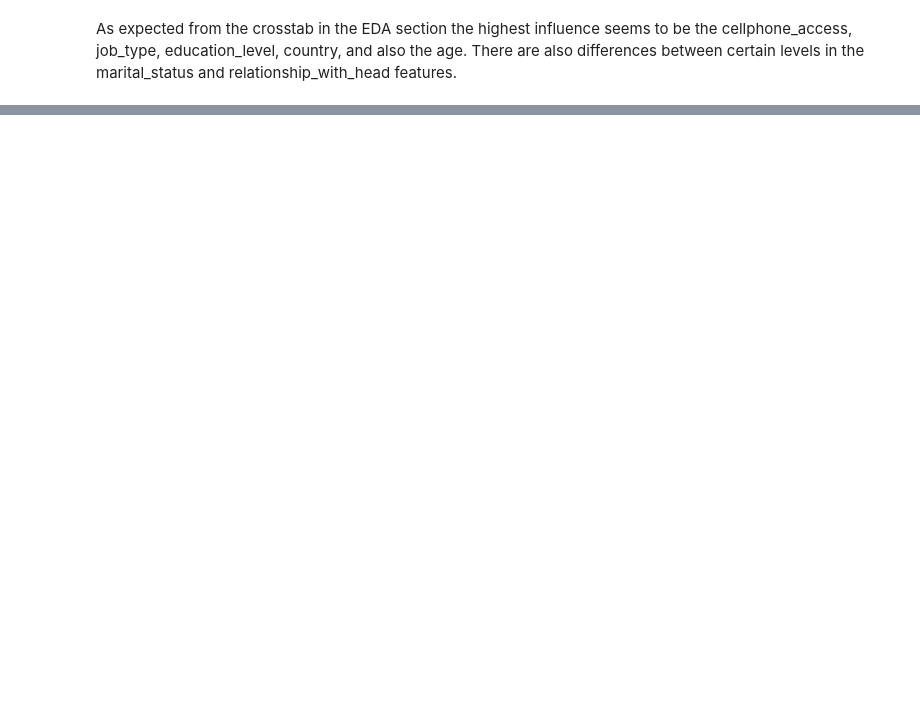
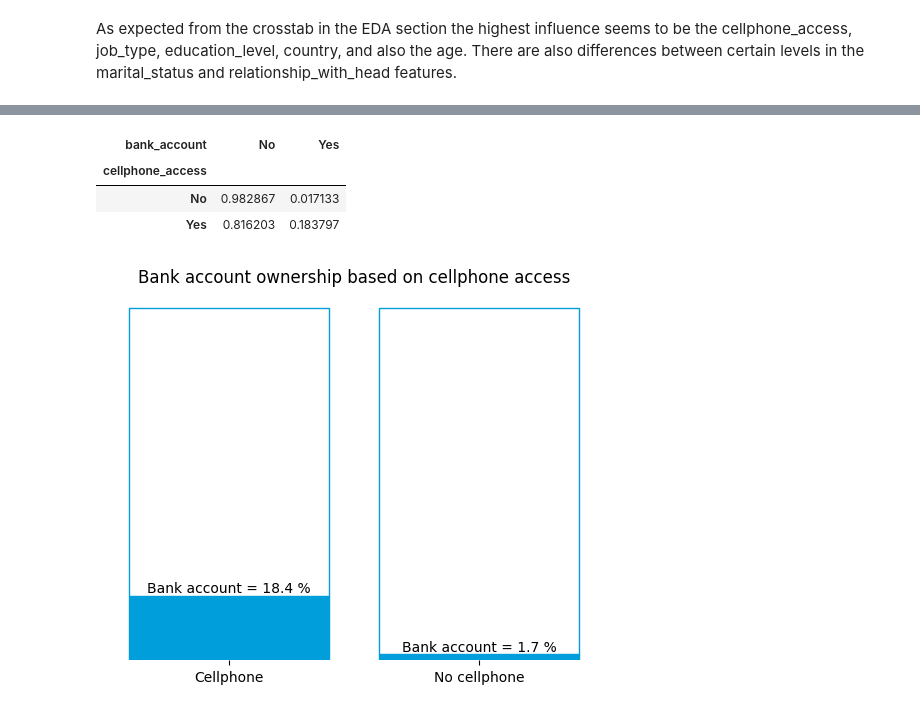
Before and after one commit to Levaldo42/ds-ml-financial-inclusion-project, a Jupyter notebook: technical_notebook.ipynb, the cells around one changed output, grey strips where cells are left out. Cells and saved outputs as stored; diff of their text form; code cells hidden in the pictures; blank space fills up the shorter version.

```diff
--- a/technical_notebook.ipynb
+++ b/technical_notebook.ipynb
@@ -173,0 +394,42 @@ As expected from the crosstab in the EDA section the highest influence seems to
+# %%
+cellphone_props = pd.crosstab(ctdf.cellphone_access,ctdf_y, normalize="index")
+cellphone_props
+# %% [output]
+| bank_account | No | Yes |
+| cellphone_access |  |  |
+| No | 0.982867 | 0.017133 |
+| Yes | 0.816203 | 0.183797 |
+# %%
+categories = ['Cellphone', 'No cellphone']  # X labels
+labels = ['Bank account', 'No bank account']  # Not relavant?
+
+# Create stacked bar chart
+bottombars = plt.bar(categories, [18.4, 1.7], label=labels[0], color = "#009EDB",edgecolor = "#009EDB")        # Bottom bars
+plt.bar(categories, [81.6,98.3], label=labels[1], bottom=[18.4, 1.7], color ="white", edgecolor = "#009EDB")    # Top bars, bottom defines where they start,
+
+plt.title('Bank account ownership based on cellphone access')
+
+
+#ax.set_xlabel('Cellphone access',weight ="bold") # xlabel
+#ax.set_xticks(x)
+ax.set_xticklabels(categories, weight ="bold")     #x label
+plt.gca().spines['left'].set_visible(False)         # getting rid of axis lines and box
+plt.gca().spines['right'].set_visible(False)        # getting rid of axis lines and box
+plt.gca().spines['top'].set_visible(False)          # getting rid of axis lines and box
+plt.gca().spines['bottom'].set_visible(False)       # getting rid of axis lines and box
+plt.gca().yaxis.set_visible(False)                  # getting rid of axis lines and box
+plt.tick_params(axis='x', bottom=False)             # Delete axis ticks.
+
+#plt.subplots_adjust(bottom=0.2)  # Increase bottom value to create space below x-axis
+
+# Position legend horizontally in the space below x-axis
+#plt.legend(loc='upper center', bbox_to_anchor=(0.5, -0.1), frameon = False, ncol=2)
+#
+text = ["Bank account = 18.4 %", "Bank account = 1.7 %"] # Write text in plot.
+for i,bar in enumerate(bottombars):
+    height = bar.get_height()
+    plt.text(bar.get_x() + bar.get_width() / 2, height + 0.015, text[i], ha='center', va='bottom')
+
+plt.show()
+# %% [output]
+[figure, added]
```
Also changed, not shown: parts of 12 cells of this notebook.
